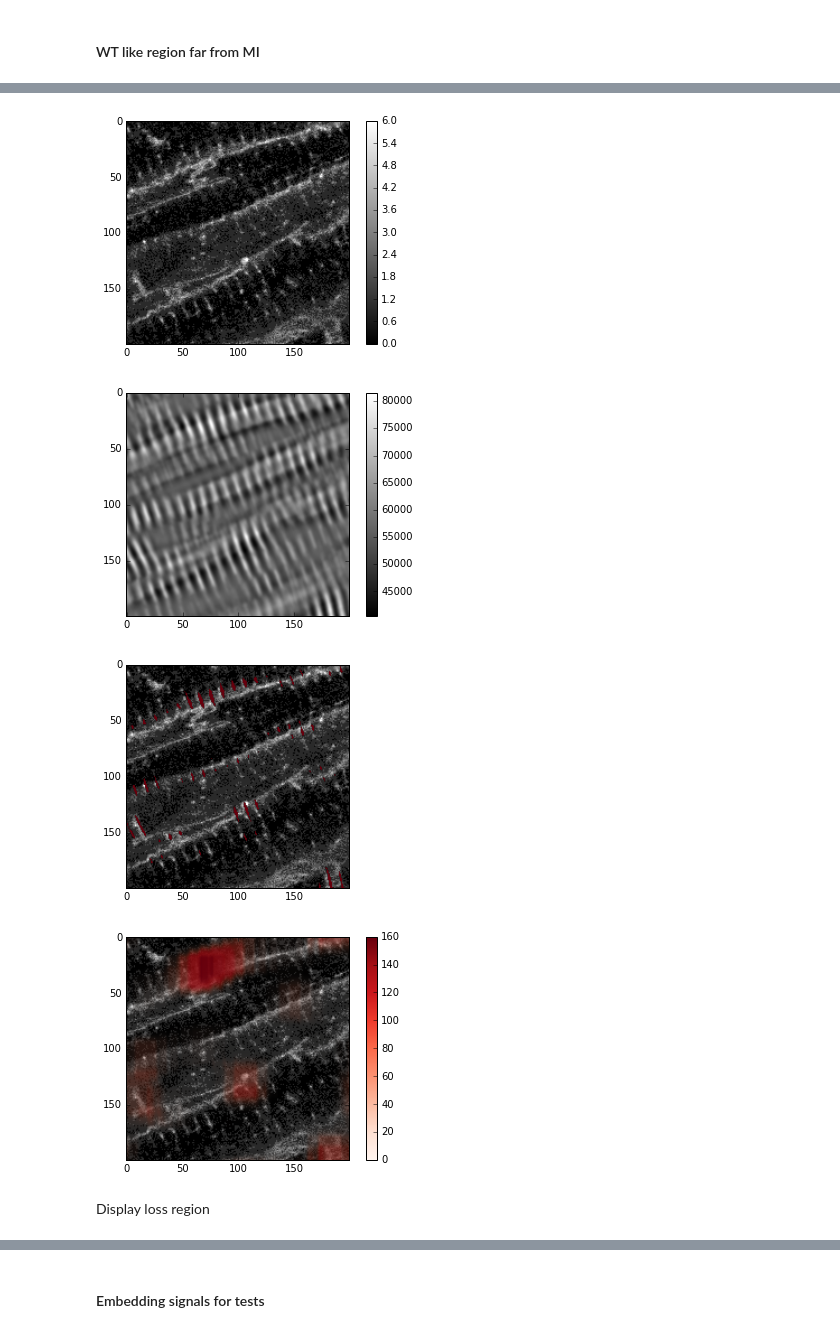
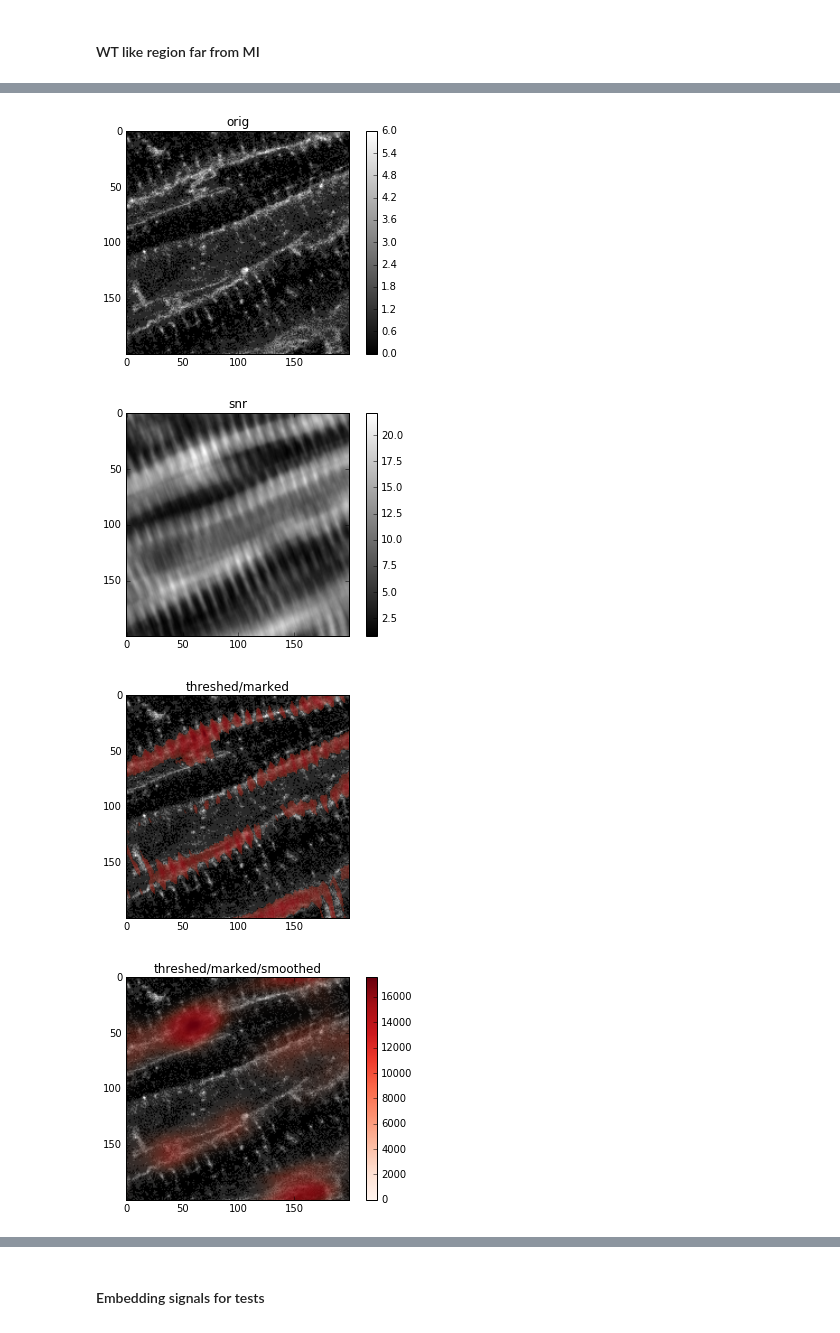
Before and after one commit to huskeypm/gpu_detect, a Jupyter notebook: tissuetests.ipynb, the cells around one changed output, grey strips where cells are left out. Cells and saved outputs as stored; diff of their text form; code cells hidden in the pictures.

```diff
--- a/tissuetests.ipynb
+++ b/tissuetests.ipynb
@@ -152,0 +181,6 @@ results=tissue.docalc(case.subregion,
+# %%
+case = cases['wtlike']
+
+paramDict = tissue.SetupParams()
+print paramDict['snrThresh']
+results = tissue.Run(case,paramDict=paramDict)
@@ -153,11 +200,9 @@ results=tissue.docalc(case.subregion,
 # %%
-tissue.dbgimg(case,results,
+tissue.dbgimg(case,results,rotIter=0,
        thrsh=False,corr=False,corrLobe=False,
        ul=[l,r],lr=[ll,rr])
 # %% [output]
-[figure, old version]
+[figure, new version]
-[figure, old version]
+[figure, new version]
-[figure, old version]
+[figure, new version]
-[figure, old version]
+[figure, new version]
-# %% [markdown]
-Display loss region
```
Also changed, not shown: parts of 19 cells of this notebook, 2 other files.
